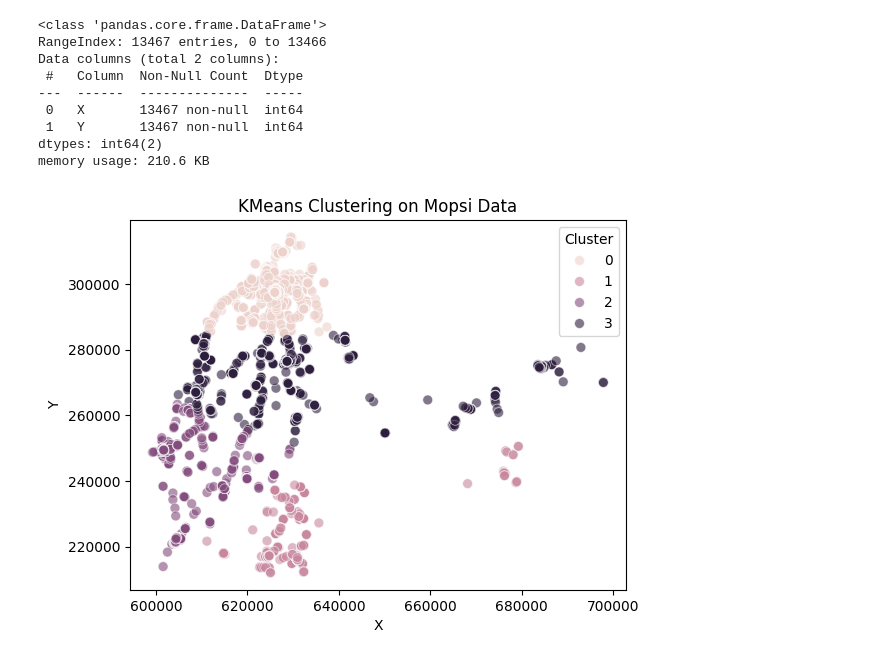
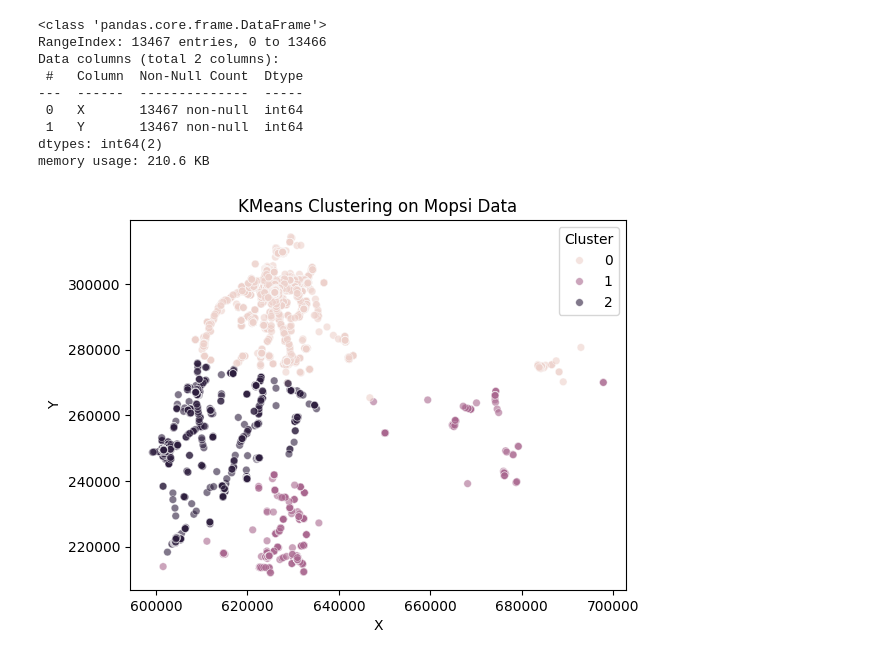
Before and after one commit to USFCA-CS663-Spring2024/kmeans-lemonshark05, a Jupyter notebook: Assignment 2 - Clustering.ipynb, the cells around one changed output. Cells and saved outputs as stored; diff of their text form; code cells hidden in the pictures.

```diff
--- a/Assignment 2 - Clustering.ipynb
+++ b/Assignment 2 - Clustering.ipynb
@@ -144,6 +202,6 @@ plt.show()
 # %%
 # df2 = pd.read_csv('MopsiLocationsUntil2012-Finland.txt', sep='\t')
-df2 = pd.read_csv('MopsiLocationsUntil2012-Finland.txt', sep='\t', names=['X', 'Y'])
+df2 = pd.read_csv('MopsiLocationsUntil2012-Finland.txt', sep='\t', names=['X', 'Y']).dropna()
 df2
 # %% [output]
 |  | X | Y |
@@ -184,13 +242,13 @@ Data columns (total 2 columns):
 dtypes: int64(2)
 memory usage: 210.6 KB
 # %%
-kmeans = KMeans(n_clusters=4, random_state=0).fit(df2[['X', 'Y']])
+kmeans_df2 = KMeans(n_clusters=3, random_state=0).fit(df2[['X', 'Y']])
 
-df2['Cluster'] = kmeans.labels_
+df2['Cluster'] = kmeans_df2.labels_
 
-sns.scatterplot(data=df2, x='X', y='Y', hue='Cluster', s=50, alpha=0.6)
+sns.scatterplot(data=df2, x='X', y='Y', hue='Cluster', s=30, alpha=0.6)
 plt.title('KMeans Clustering on Mopsi Data')
 
 plt.show()
 # %% [output]
-[figure, old version]
+[figure, new version]
```
Also changed, not shown: parts of 20 cells of this notebook, 1 other file.
